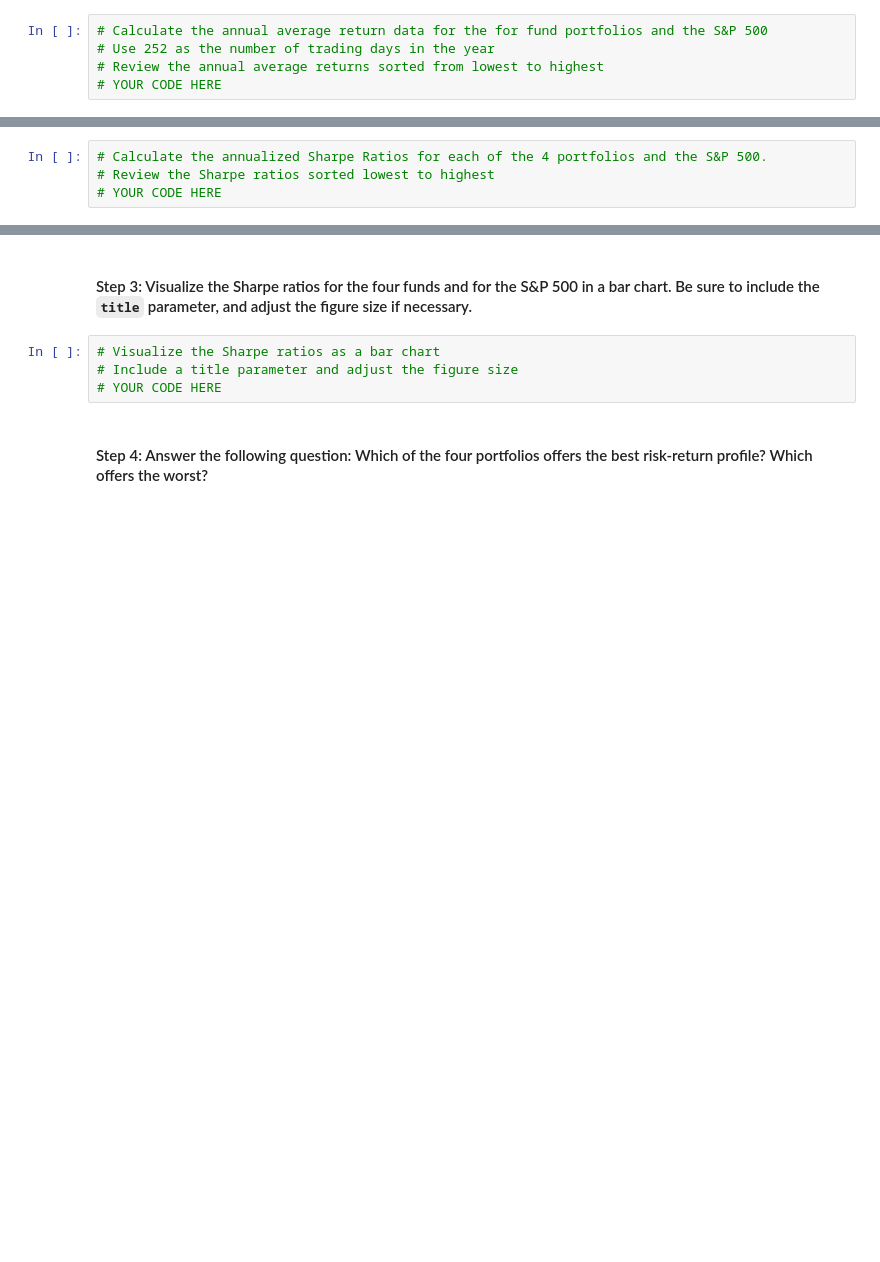
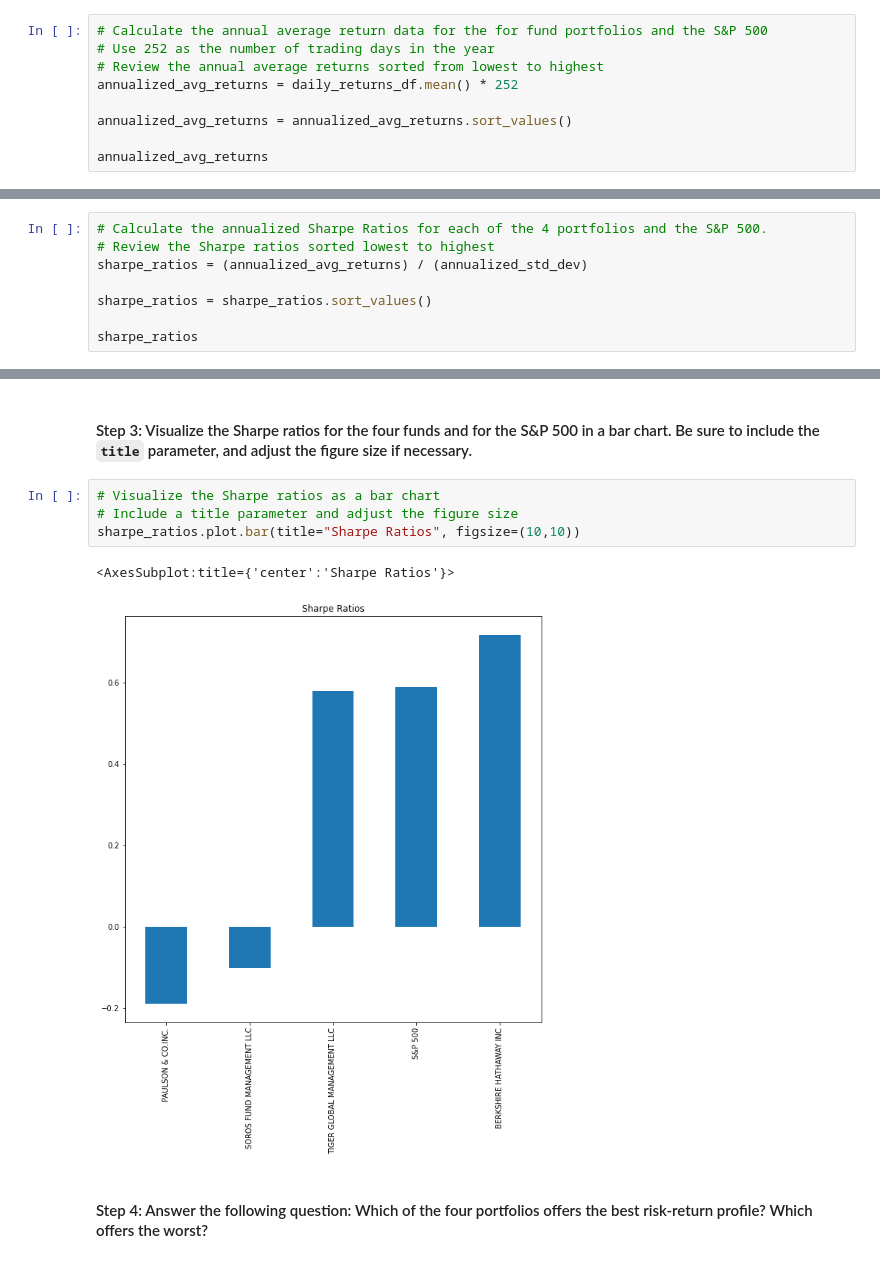
Before and after one commit to ccharafeddine/Module_4_Challenge, a Jupyter notebook: risk_return_analysis.ipynb, the cells around one changed output, grey strips where cells are left out. Cells and saved outputs as stored; diff of their text form; blank space fills up the shorter version.

```diff
--- a/risk_return_analysis.ipynb
+++ b/risk_return_analysis.ipynb
@@ -310,4 +341,8 @@ To determine the overall risk of an asset or portfolio, quantitative analysts an
 # Calculate the annual average return data for the for fund portfolios and the S&P 500
 # Use 252 as the number of trading days in the year
 # Review the annual average returns sorted from lowest to highest
-# YOUR CODE HERE
+annualized_avg_returns = daily_returns_df.mean() * 252
+
+annualized_avg_returns = annualized_avg_returns.sort_values()
+
+annualized_avg_returns
@@ -316,4 +358,8 @@ To determine the overall risk of an asset or portfolio, quantitative analysts an
 # %%
 # Calculate the annualized Sharpe Ratios for each of the 4 portfolios and the S&P 500.
 # Review the Sharpe ratios sorted lowest to highest
-# YOUR CODE HERE
+sharpe_ratios = (annualized_avg_returns) / (annualized_std_dev)
+
+sharpe_ratios = sharpe_ratios.sort_values()
+
+sharpe_ratios
@@ -322,7 +375,10 @@ To determine the overall risk of an asset or portfolio, quantitative analysts an
 # %%
 # Visualize the Sharpe ratios as a bar chart
 # Include a title parameter and adjust the figure size
-# YOUR CODE HERE
+sharpe_ratios.plot.bar(title="Sharpe Ratios", figsize=(10,10))
+# %% [output]
+<AxesSubplot:title={'center':'Sharpe Ratios'}>
+[figure, added]
 # %% [markdown]
 #### Step 4: Answer the following question: Which of the four portfolios offers the best risk-return profile? Which offers the worst?
 # %% [markdown]
```
Also changed, not shown: parts of 15 cells of this notebook.
